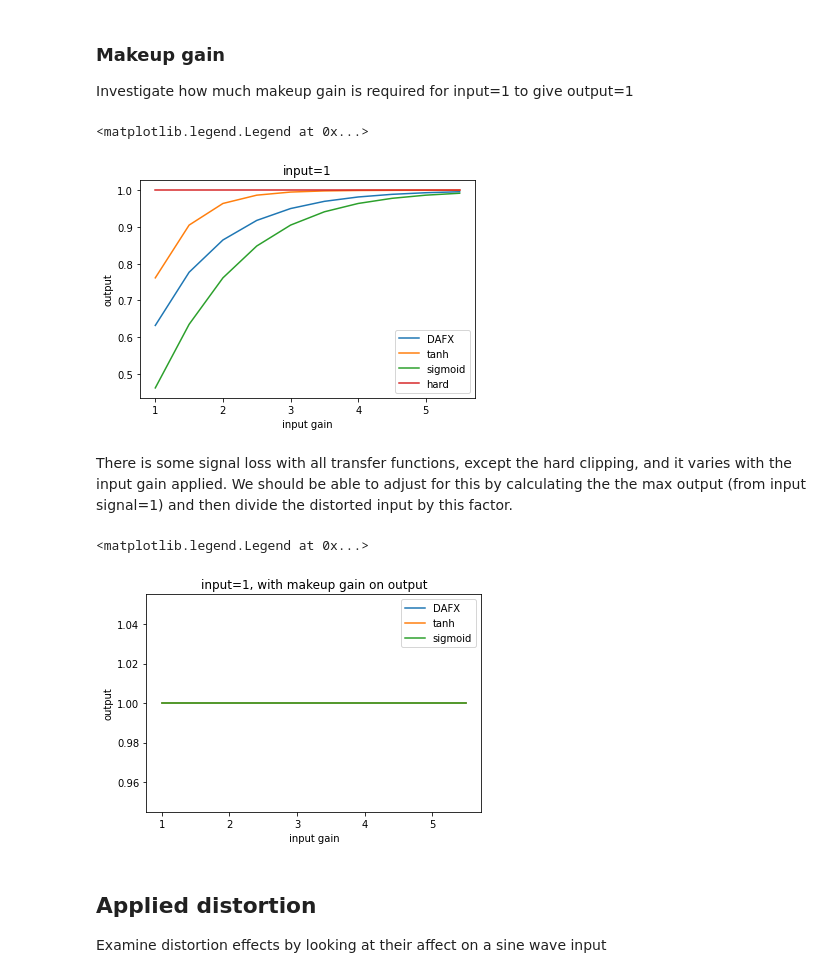
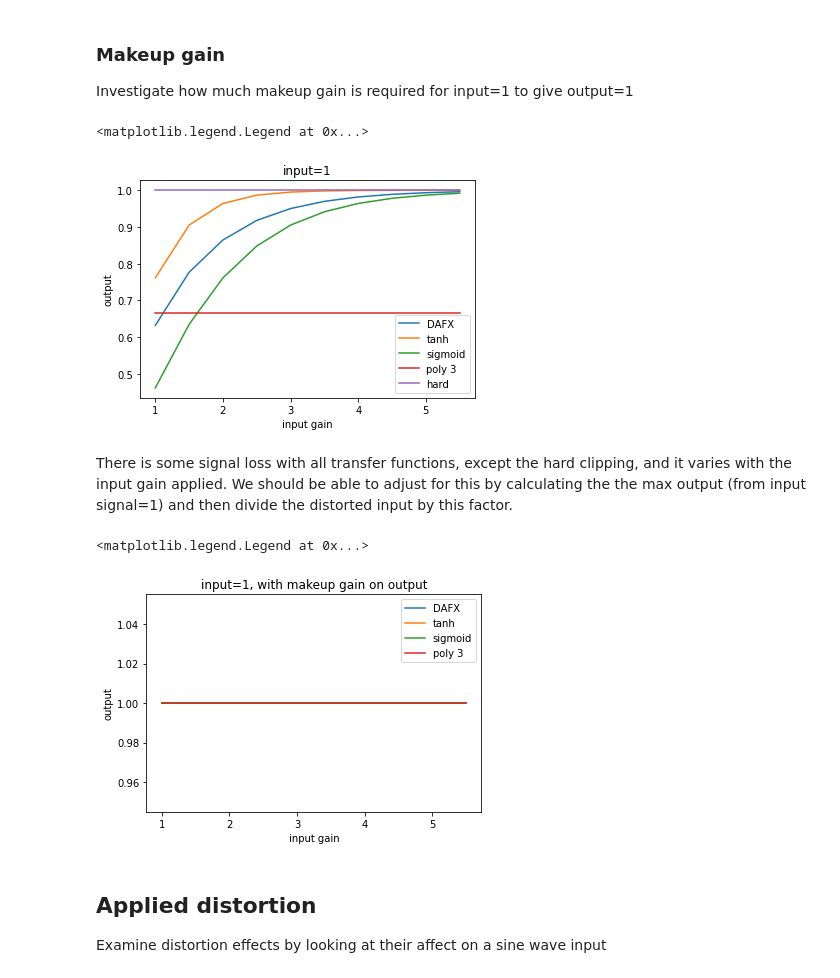
Before and after one commit to letrout/dsp, a Jupyter notebook: doc/distortion.ipynb, the cells around one changed output. Cells and saved outputs as stored; diff of their text form; code cells hidden in the pictures.

Commit message:
add gain and makeup to polynomial distortion

```diff
--- a/doc/distortion.ipynb
+++ b/doc/distortion.ipynb
@@ -92,16 +92,30 @@ plt.legend()
 # %% [markdown]
 #### polymonial
 # %%
-def distortion_poly(x, deg=3):
+def distortion_poly(x, deg=3, gain=1, makeup=False):
     if deg % 2 != 1:
         raise ValueError('polynomial degree {} must be odd integer'.format(deg))
-    return np.where(
-        x > 1, (deg - 1) / deg,
+    y = x * gain
+    out = np.where(
+        y > 1, (deg - 1) / deg,
         np.where(
-            x < -1, -(deg-1)/deg,
-            x - x ** deg / deg
+            y < -1, -(deg-1)/deg,
+            y - y ** deg / deg
         )
     )
+    if makeup:
+        # correct for loss incurred but the saturation
+        # divide the signal by the signal level if x=1
+        out_m = np.where(
+            gain > 1, (deg - 1) / deg,
+            np.where(
+                gain < -1, -(deg-1)/deg,
+                gain - gain ** deg / deg
+            )
+        )
+        return out / out_m
+    else:
+        return out
 # %%
 fig = plt.figure(figsize=(10, 6), dpi=80)
 fig.suptitle('Polynomial transfer', fontsize=16)
@@ -144,29 +158,31 @@ Investigate how much makeup gain is required for input=1 to give output=1
 # %%
 g = np.arange(1, 6, 0.5)
 plt.plot(g, distortion_dafx(1, gain=g), label='DAFX')
 plt.plot(g, tanh_alt(1, gain=g), label='tanh')
 plt.plot(g, sigmoid_bipolar(1, gain=g), label='sigmoid')
+plt.plot(g, distortion_poly(1, deg=3, gain=g), label='poly 3')
 plt.plot(g, hard_clipping(1, gain=g), label='hard')
 plt.xlabel('input gain')
 plt.ylabel('output')
 plt.title('input=1')
 plt.legend()
 # %% [output]
 <matplotlib.legend.Legend at 0x...>
-[figure, old version]
+[figure, new version]
 # %% [markdown]
 There is some signal loss with all transfer functions, except the hard clipping, and it varies with the input gain applied. We should be able to adjust for this by calculating the the max output (from input signal=1) and then divide the distorted input by this factor.
 # %%
 plt.plot(g, distortion_dafx(1, gain=g, makeup=True), label='DAFX')
 plt.plot(g, tanh_alt(1, gain=g, makeup=True), label='tanh')
 plt.plot(g, sigmoid_bipolar(1, gain=g, makeup=True), label='sigmoid')
+plt.plot(g, distortion_poly(1, deg=3, gain=g, makeup=True), label='poly 3')
 plt.xlabel('input gain')
 plt.ylabel('output')
 plt.title('input=1, with makeup gain on output')
 plt.legend()
 # %% [output]
 <matplotlib.legend.Legend at 0x...>
-[figure, old version]
+[figure, new version]
 # %% [markdown]
 ## Applied distortion
 Examine distortion effects by looking at their affect on a sine wave input
```
Also changed, not shown: parts of 3 cells of this notebook.
